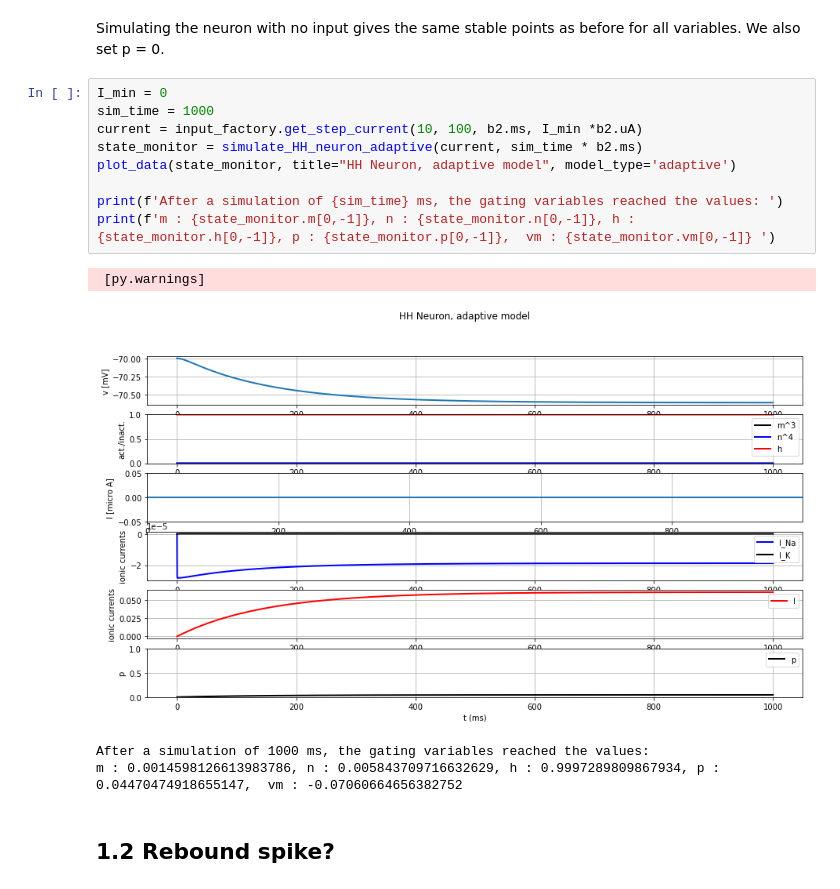
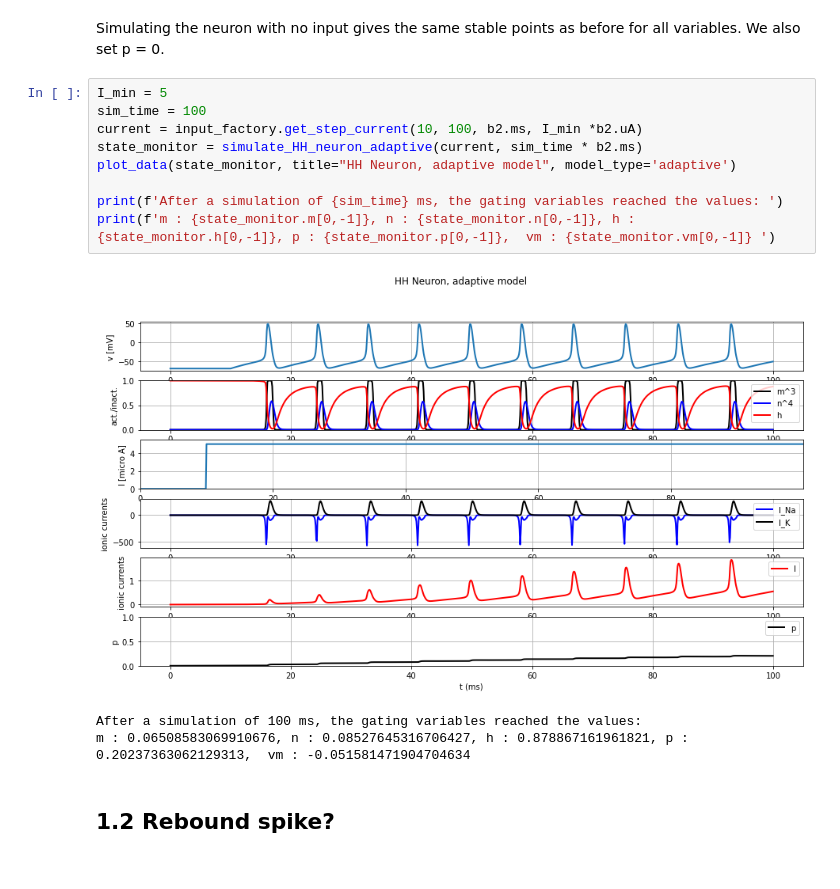
Before and after one commit to Thomas-debug-creator/SingleNeuron-HH2AdEx, a Jupyter notebook: first_notebook.ipynb, the cells around one changed output. Cells and saved outputs as stored; diff of their text form.

```diff
--- a/first_notebook.ipynb
+++ b/first_notebook.ipynb
@@ -230,19 +230,18 @@ def simulate_HH_neuron_adaptive(input_current, simulation_time):
 # %% [markdown]
 Simulating the neuron with no input gives the same stable points as before for all variables. We also set p = 0.
 # %%
-I_min = 0
-sim_time = 1000
+I_min = 5
+sim_time = 100
 current = input_factory.get_step_current(10, 100, b2.ms, I_min *b2.uA)
 state_monitor = simulate_HH_neuron_adaptive(current, sim_time * b2.ms)
 plot_data(state_monitor, title="HH Neuron, adaptive model", model_type='adaptive')
 
 print(f'After a simulation of {sim_time} ms, the gating variables reached the values: ')
 print(f'm : {state_monitor.m[0,-1]}, n : {state_monitor.n[0,-1]}, h : {state_monitor.h[0,-1]}, p : {state_monitor.p[0,-1]},  vm : {state_monitor.vm[0,-1]} ')
 # %% [output]
+[figure, new version]
- [py.warnings]
+After a simulation of 100 ms, the gating variables reached the values:
+m : 0.06508583069910676, n : 0.08527645316706427, h : 0.878867161961821, p : 0.20237363062129313,  vm : -0.051581471904704634
-[figure, old version]
-After a simulation of 1000 ms, the gating variables reached the values:
-m : 0.0014598126613983786, n : 0.005843709716632629, h : 0.9997289809867934, p : 0.04470474918655147,  vm : -0.07060664656382752
 # %% [markdown]
 ## 1.2 Rebound spike?
 # %% [markdown]
```
Also changed, not shown: parts of 10 cells of this notebook.
